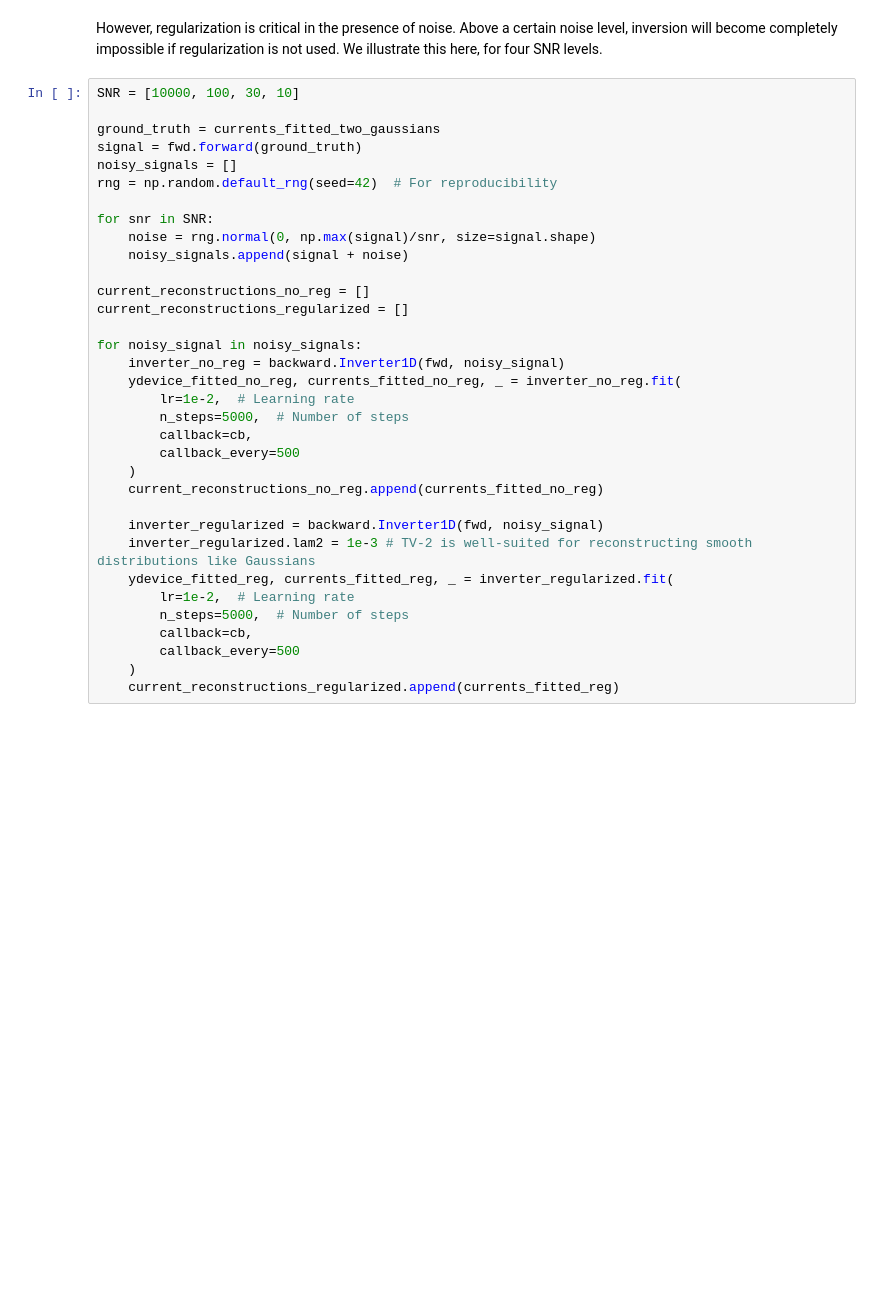
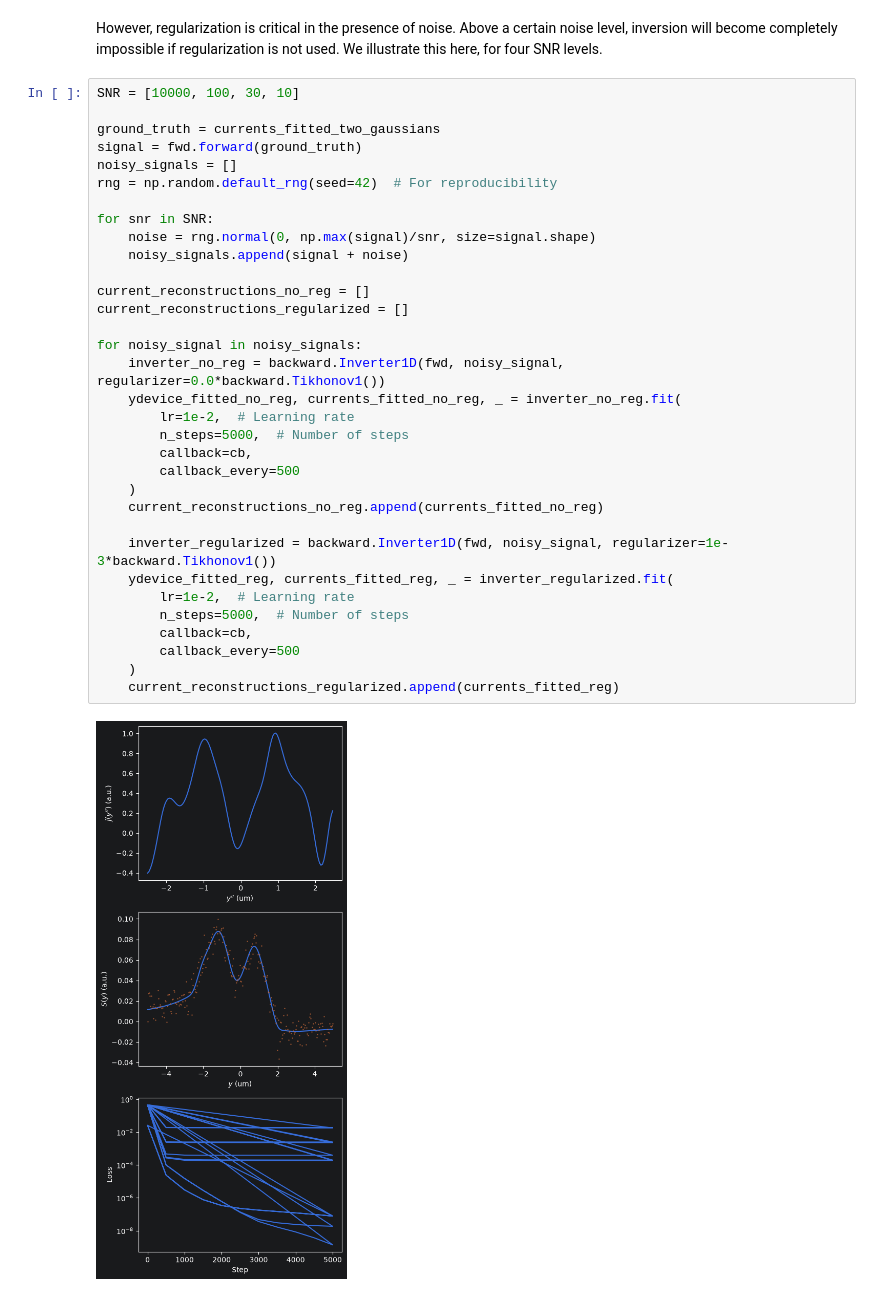
Before and after one commit to MatthijsRog/sottools, a Jupyter notebook: docs/tutorials/Tutorial_1DBackward.ipynb, the cells around one changed output. Drawn from its saved outputs; the diff is of its cells as text; blank space fills up the shorter version.

```diff
--- a/docs/tutorials/Tutorial_1DBackward.ipynb
+++ b/docs/tutorials/Tutorial_1DBackward.ipynb
@@ -135,36 +139,37 @@ However, regularization is critical in the presence of noise. Above a certain no
 SNR = [10000, 100, 30, 10]
 
 ground_truth = currents_fitted_two_gaussians
 signal = fwd.forward(ground_truth)
 noisy_signals = []
 rng = np.random.default_rng(seed=42)  # For reproducibility
 
 for snr in SNR:
     noise = rng.normal(0, np.max(signal)/snr, size=signal.shape)
     noisy_signals.append(signal + noise)
 
 current_reconstructions_no_reg = []
 current_reconstructions_regularized = []
 
 for noisy_signal in noisy_signals:
-    inverter_no_reg = backward.Inverter1D(fwd, noisy_signal)
+    inverter_no_reg = backward.Inverter1D(fwd, noisy_signal, regularizer=0.0*backward.Tikhonov1())
     ydevice_fitted_no_reg, currents_fitted_no_reg, _ = inverter_no_reg.fit(
         lr=1e-2,  # Learning rate
         n_steps=5000,  # Number of steps
         callback=cb,
         callback_every=500
     )
     current_reconstructions_no_reg.append(currents_fitted_no_reg)
 
-    inverter_regularized = backward.Inverter1D(fwd, noisy_signal)
-    inverter_regularized.lam2 = 1e-3 # TV-2 is well-suited for reconstructing smooth distributions like Gaussians
+    inverter_regularized = backward.Inverter1D(fwd, noisy_signal, regularizer=1e-3*backward.Tikhonov1())
     ydevice_fitted_reg, currents_fitted_reg, _ = inverter_regularized.fit(
         lr=1e-2,  # Learning rate
         n_steps=5000,  # Number of steps
         callback=cb,
         callback_every=500
     )
     current_reconstructions_regularized.append(currents_fitted_reg)
+# %% [output]
+[figure, added]
 # %%
 fig, axes = plt.subplots(2, 4, figsize=(12, 6), sharex=True)
 for i, snr in enumerate(SNR):
```
Also changed, not shown: parts of 9 cells of this notebook.
